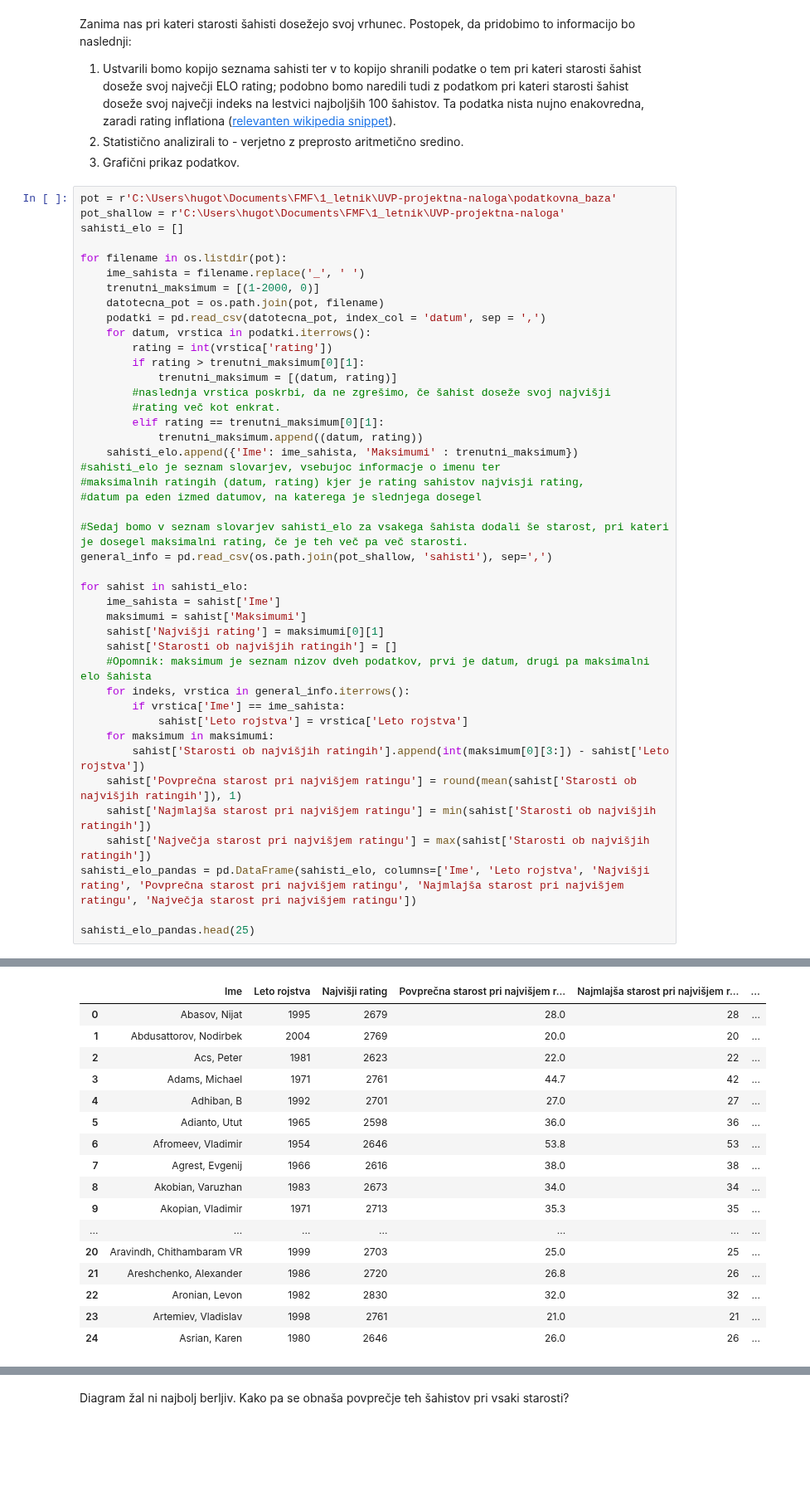
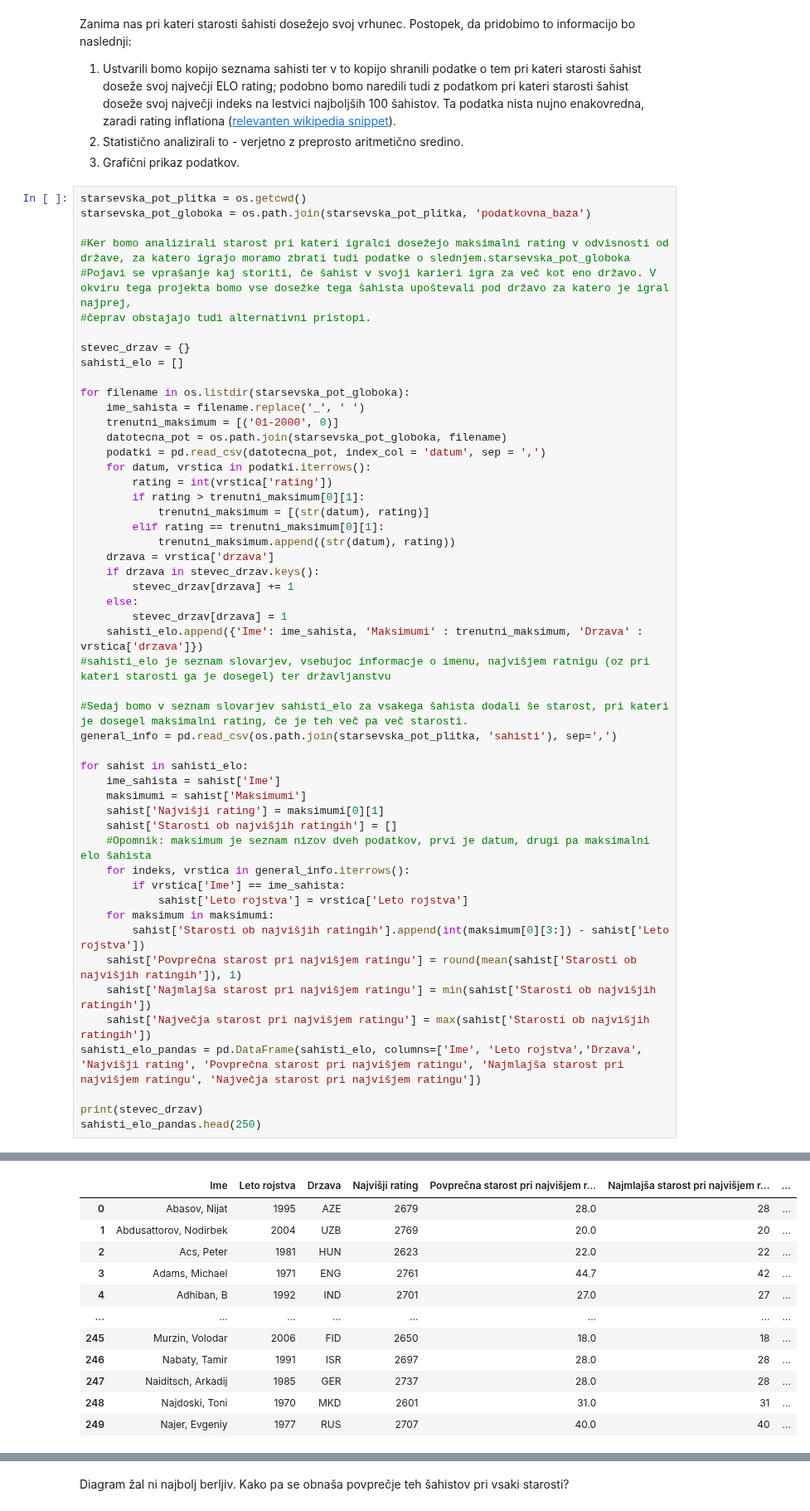
Before and after one commit to HugoTrebse/UVP-projektna-naloga, a Jupyter notebook: analiza.ipynb, the cells around one changed output, grey strips where cells are left out. Shown at 83% size. Drawn from its saved outputs; the diff is of its cells as text; blank space fills up the shorter version.

```diff
--- a/analiza.ipynb
+++ b/analiza.ipynb
@@ -14,30 +15,37 @@ Zanima nas pri kateri starosti šahisti dosežejo svoj vrhunec. Postopek, da pri
 2. Statistično analizirali to - verjetno z preprosto aritmetično sredino.
 3. Grafični prikaz podatkov.
 # %%
-pot = r'C:\Users\hugot\Documents\FMF\1_letnik\UVP-projektna-naloga\podatkovna_baza'
-pot_shallow = r'C:\Users\hugot\Documents\FMF\1_letnik\UVP-projektna-naloga'
+starsevska_pot_plitka = os.getcwd()
+starsevska_pot_globoka = os.path.join(starsevska_pot_plitka, 'podatkovna_baza')
+
+#Ker bomo analizirali starost pri kateri igralci dosežejo maksimalni rating v odvisnosti od države, za katero igrajo moramo zbrati tudi podatke o slednjem.starsevska_pot_globoka
+#Pojavi se vprašanje kaj storiti, če šahist v svoji karieri igra za več kot eno državo. V okviru tega projekta bomo vse dosežke tega šahista upoštevali pod državo za katero je igral najprej,
+#čeprav obstajajo tudi alternativni pristopi.
+
+stevec_drzav = {}
 sahisti_elo = []
 
-for filename in os.listdir(pot):
+for filename in os.listdir(starsevska_pot_globoka):
     ime_sahista = filename.replace('_', ' ')
-    trenutni_maksimum = [(1-2000, 0)]
-    datotecna_pot = os.path.join(pot, filename)
+    trenutni_maksimum = [('01-2000', 0)]
+    datotecna_pot = os.path.join(starsevska_pot_globoka, filename)
     podatki = pd.read_csv(datotecna_pot, index_col = 'datum', sep = ',')
     for datum, vrstica in podatki.iterrows():
         rating = int(vrstica['rating'])
         if rating > trenutni_maksimum[0][1]:
-            trenutni_maksimum = [(datum, rating)]
-        #naslednja vrstica poskrbi, da ne zgrešimo, če šahist doseže svoj najvišji
-        #rating več kot enkrat.
+            trenutni_maksimum = [(str(datum), rating)]
         elif rating == trenutni_maksimum[0][1]:
-            trenutni_maksimum.append((datum, rating))
-    sahisti_elo.append({'Ime': ime_sahista, 'Maksimumi' : trenutni_maksimum})
-#sahisti_elo je seznam slovarjev, vsebujoc informacje o imenu ter
-#maksimalnih ratingih (datum, rating) kjer je rating sahistov najvisji rating,
-#datum pa eden izmed datumov, na katerega je slednjega dosegel
+            trenutni_maksimum.append((str(datum), rating))
+    drzava = vrstica['drzava']
+    if drzava in stevec_drzav.keys():
+        stevec_drzav[drzava] += 1
+    else:
+        stevec_drzav[drzava] = 1
+    sahisti_elo.append({'Ime': ime_sahista, 'Maksimumi' : trenutni_maksimum, 'Drzava' : vrstica['drzava']})
+#sahisti_elo je seznam slovarjev, vsebujoc informacje o imenu, najvišjem ratnigu (oz pri kateri starosti ga je dosegel) ter državljanstvu
 
 #Sedaj bomo v seznam slovarjev sahisti_elo za vsakega šahista dodali še starost, pri kateri je dosegel maksimalni rating, če je teh več pa več starosti.
-general_info = pd.read_csv(os.path.join(pot_shallow, 'sahisti'), sep=',')
+general_info = pd.read_csv(os.path.join(starsevska_pot_plitka, 'sahisti'), sep=',')
 
 for sahist in sahisti_elo:
     ime_sahista = sahist['Ime']
@@ -53,7 +61,8 @@ for sahist in sahisti_elo:
     sahist['Povprečna starost pri najvišjem ratingu'] = round(mean(sahist['Starosti ob najvišjih ratingih']), 1)
     sahist['Najmlajša starost pri najvišjem ratingu'] = min(sahist['Starosti ob najvišjih ratingih'])
     sahist['Največja starost pri najvišjem ratingu'] = max(sahist['Starosti ob najvišjih ratingih'])
-sahisti_elo_pandas = pd.DataFrame(sahisti_elo, columns=['Ime', 'Leto rojstva', 'Najvišji rating', 'Povprečna starost pri najvišjem ratingu', 'Najmlajša starost pri najvišjem ratingu', 'Največja starost pri najvišjem ratingu'])
+sahisti_elo_pandas = pd.DataFrame(sahisti_elo, columns=['Ime', 'Leto rojstva','Drzava', 'Najvišji rating', 'Povprečna starost pri najvišjem ratingu', 'Najmlajša starost pri najvišjem ratingu', 'Največja starost pri najvišjem ratingu'])
 
-sahisti_elo_pandas.head(25)
+print(stevec_drzav)
+sahisti_elo_pandas.head(250)
 # %% [output]
@@ -60,17 +70,12 @@ sahisti_elo_pandas.head(25)
-|  | Ime | Leto rojstva | Najvišji rating | Povprečna starost pri najvišjem r... | Najmlajša starost pri najvišjem r... | ... |
-| 0 | Abasov, Nijat | 1995 | 2679 | 28.0 | 28 | ... |
-| 1 | Abdusattorov, Nodirbek | 2004 | 2769 | 20.0 | 20 | ... |
-| 2 | Acs, Peter | 1981 | 2623 | 22.0 | 22 | ... |
-| 3 | Adams, Michael | 1971 | 2761 | 44.7 | 42 | ... |
-| 4 | Adhiban, B | 1992 | 2701 | 27.0 | 27 | ... |
-| 5 | Adianto, Utut | 1965 | 2598 | 36.0 | 36 | ... |
-| 6 | Afromeev, Vladimir | 1954 | 2646 | 53.8 | 53 | ... |
-| 7 | Agrest, Evgenij | 1966 | 2616 | 38.0 | 38 | ... |
-| 8 | Akobian, Varuzhan | 1983 | 2673 | 34.0 | 34 | ... |
-| 9 | Akopian, Vladimir | 1971 | 2713 | 35.3 | 35 | ... |
-| ... | ... | ... | ... | ... | ... | ... |
-| 20 | Aravindh, Chithambaram VR | 1999 | 2703 | 25.0 | 25 | ... |
-| 21 | Areshchenko, Alexander | 1986 | 2720 | 26.8 | 26 | ... |
-| 22 | Aronian, Levon | 1982 | 2830 | 32.0 | 32 | ... |
-| 23 | Artemiev, Vladislav | 1998 | 2761 | 21.0 | 21 | ... |
-| 24 | Asrian, Karen | 1980 | 2646 | 26.0 | 26 | ... |
+|  | Ime | Leto rojstva | Drzava | Najvišji rating | Povprečna starost pri najvišjem r... | Najmlajša starost pri najvišjem r... | ... |
+| 0 | Abasov, Nijat | 1995 | AZE | 2679 | 28.0 | 28 | ... |
+| 1 | Abdusattorov, Nodirbek | 2004 | UZB | 2769 | 20.0 | 20 | ... |
+| 2 | Acs, Peter | 1981 | HUN | 2623 | 22.0 | 22 | ... |
+| 3 | Adams, Michael | 1971 | ENG | 2761 | 44.7 | 42 | ... |
+| 4 | Adhiban, B | 1992 | IND | 2701 | 27.0 | 27 | ... |
+| ... | ... | ... | ... | ... | ... | ... | ... |
+| 245 | Murzin, Volodar | 2006 | FID | 2650 | 18.0 | 18 | ... |
+| 246 | Nabaty, Tamir | 1991 | ISR | 2697 | 28.0 | 28 | ... |
+| 247 | Naiditsch, Arkadij | 1985 | GER | 2737 | 28.0 | 28 | ... |
+| 248 | Najdoski, Toni | 1970 | MKD | 2601 | 31.0 | 31 | ... |
+| 249 | Najer, Evgeniy | 1977 | RUS | 2707 | 40.0 | 40 | ... |
```
Also changed, not shown: parts of 8 cells of this notebook, 3 other files.
